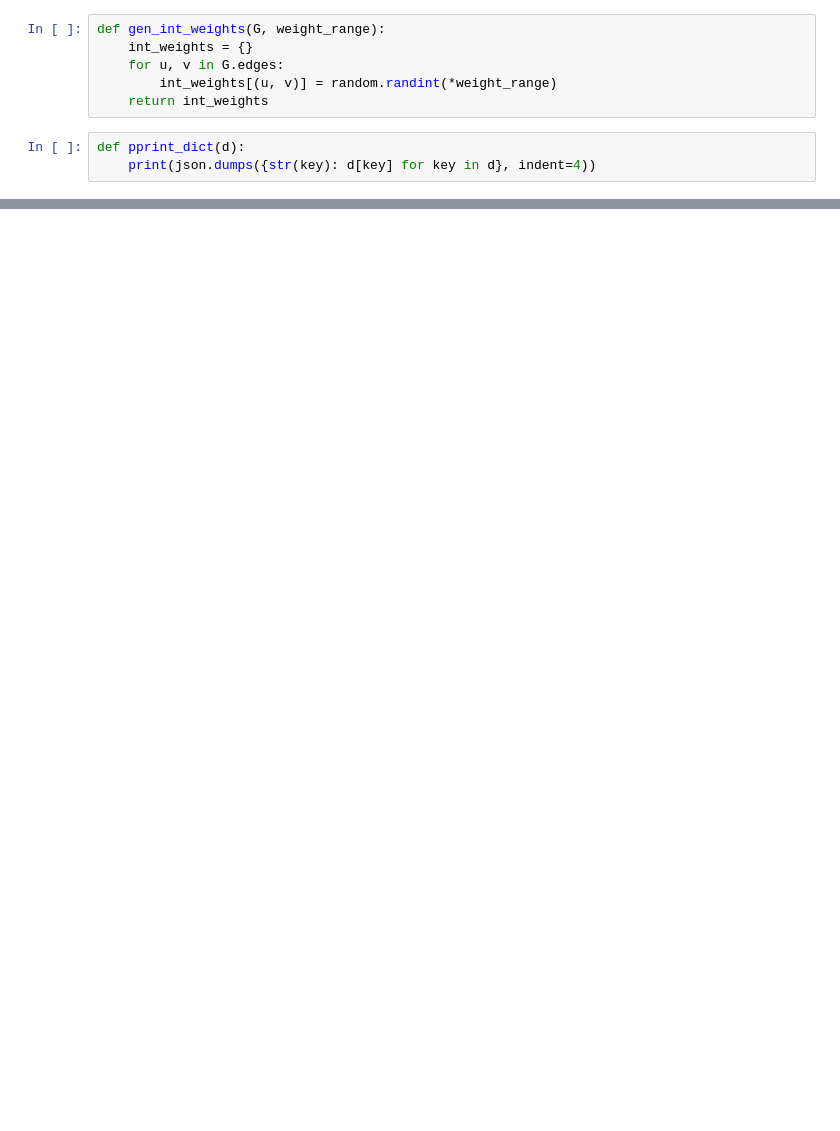
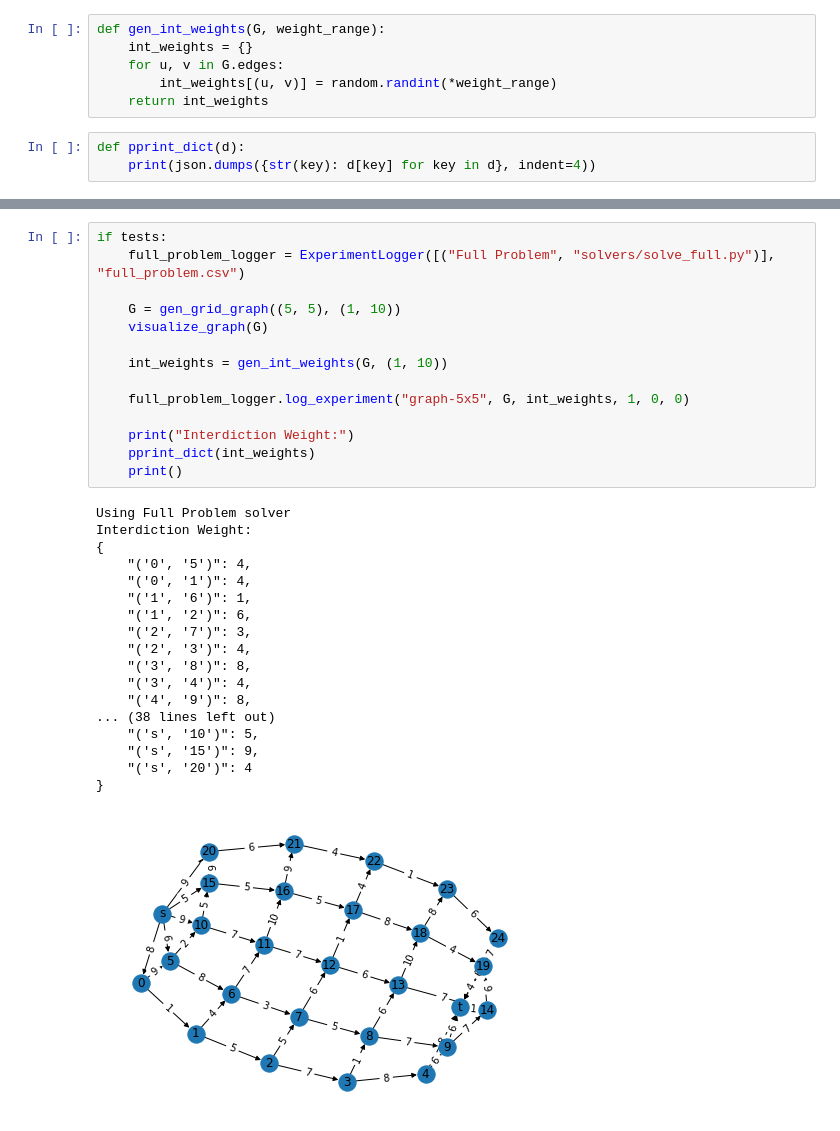
Before and after one commit to krishxmatta/network-interdiction, a Jupyter notebook: network-interdiction.ipynb, the cells around one changed output, grey strips where cells are left out. Cells and saved outputs as stored; diff of their text form; blank space fills up the shorter version.

```diff
--- a/network-interdiction.ipynb
+++ b/network-interdiction.ipynb
@@ -122,0 +150,33 @@ class ExperimentLogger:
+# %%
+if tests:
+    full_problem_logger = ExperimentLogger([("Full Problem", "solvers/solve_full.py")], "full_problem.csv")
+
+    G = gen_grid_graph((5, 5), (1, 10))
+    visualize_graph(G)
+
+    int_weights = gen_int_weights(G, (1, 10))
+
+    full_problem_logger.log_experiment("graph-5x5", G, int_weights, 1, 0, 0)
+
+    print("Interdiction Weight:")
+    pprint_dict(int_weights)
+    print()
+# %% [output]
+Using Full Problem solver
+Interdiction Weight:
+{
+    "('0', '5')": 4,
+    "('0', '1')": 4,
+    "('1', '6')": 1,
+    "('1', '2')": 6,
+    "('2', '7')": 3,
+    "('2', '3')": 4,
+    "('3', '8')": 8,
+    "('3', '4')": 4,
+    "('4', '9')": 8,
+... (38 lines left out)
+    "('s', '10')": 5,
+    "('s', '15')": 9,
+    "('s', '20')": 4
+}
+[figure, added]
```
Also changed, not shown: parts of 6 cells of this notebook, 1 other file.
